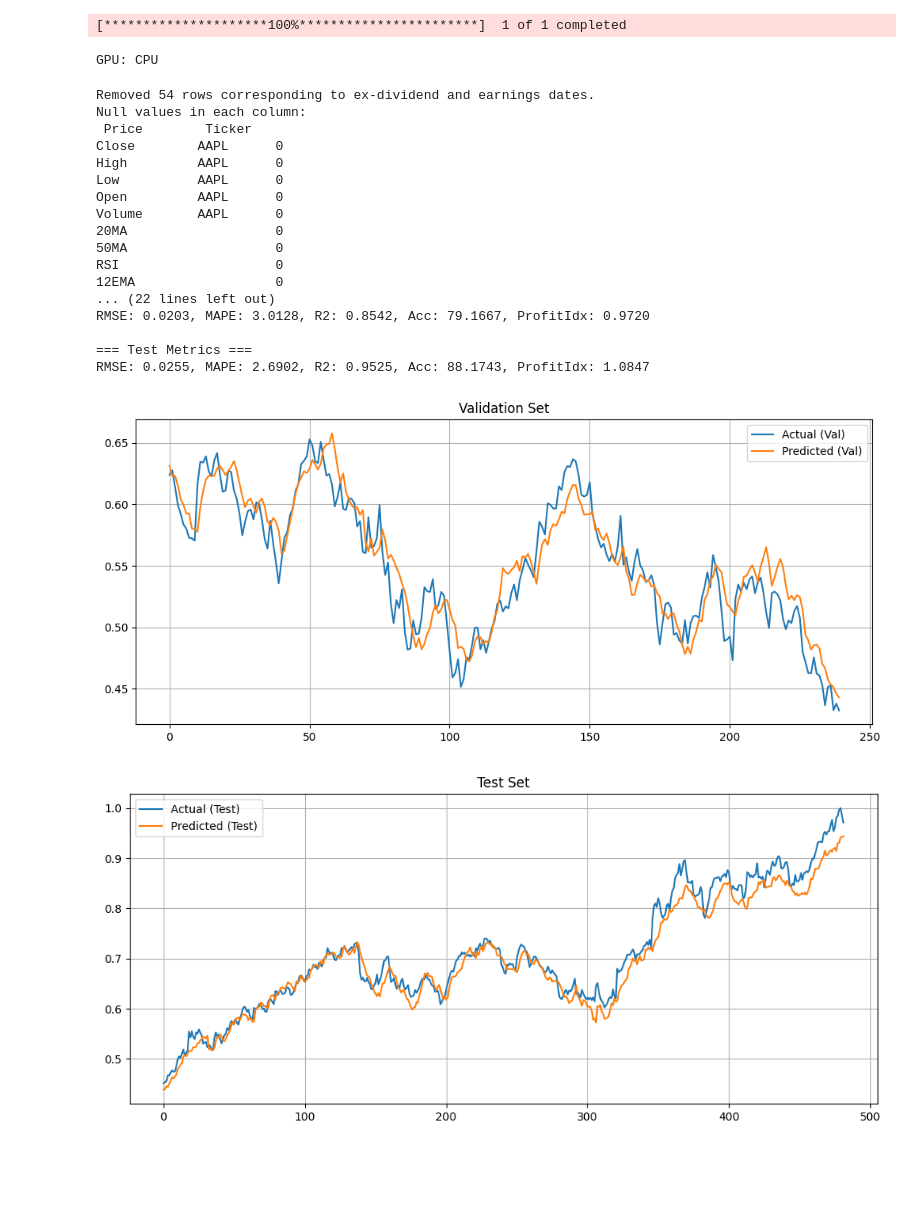
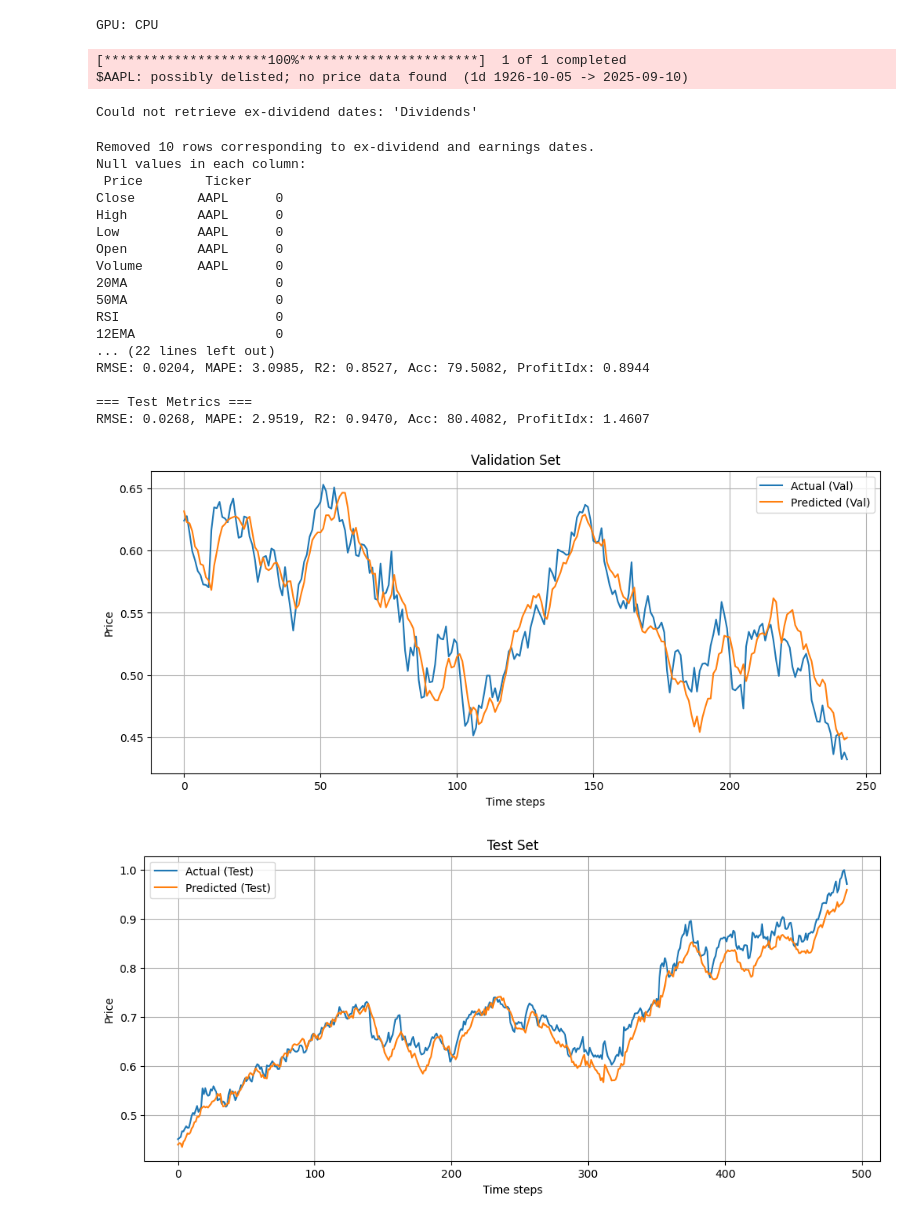
Before and after one commit to ScarletDawn03/FinalYearProject, a Jupyter notebook: TestSet/AAPL_CNN.ipynb, the cells around one changed output. Cells and saved outputs as stored; diff of their text form; code cells hidden in the pictures; blank space fills up the shorter version.

Commit message:
CNN Test Results Update

```diff
--- a/TestSet/AAPL_CNN.ipynb
+++ b/TestSet/AAPL_CNN.ipynb
@@ -155,12 +155,16 @@ def train_and_evaluate_model(model, train_loader, val_data, test_data, optimizer
     plt.plot(y_val_unscaled, label='Actual (Val)')
     plt.plot(val_preds_unscaled, label='Predicted (Val)')
     plt.title("Validation Set")
+    plt.xlabel("Time steps")
+    plt.ylabel("Price")
     plt.legend(); plt.grid(True); plt.show()
 
     plt.figure(figsize=(12,5))
     plt.plot(y_test_unscaled, label='Actual (Test)')
     plt.plot(test_preds_unscaled, label='Predicted (Test)')
     plt.title("Test Set")
+    plt.xlabel("Time steps")
+    plt.ylabel("Price")
     plt.legend(); plt.grid(True); plt.show()
 
     return train_metrics, val_metrics, test_metrics
@@ -197,51 +201,53 @@ if __name__ == '__main__':
                       torch.tensor(y_train_scaled,dtype=torch.float32)),
         batch_size=batch_size, shuffle=False
     )
 
     model = CNNModel(
         input_shape=(X_train.shape[2], X_train.shape[1]),
         filters=128,
         kernel_size=3,
         pooling_size=2,
         dropout_rate=0.2,
         activation="leaky_relu"
     ).to(device)
 
     optimizer = optim.Adam(model.parameters(), lr=0.0005)
     criterion = nn.MSELoss()
 
     print(f"\nRunning for indicators: {fixed_indicators}, Window: {window_size}, Forecast: {forecast_window}")
     train_and_evaluate_model(
         model,
         train_loader,
         (X_val, y_val_scaled),
         (X_test, y_test_scaled),
         optimizer,
         criterion,
         scaler_y,
         forecast_window,
         epochs=150,
         patience=0.2
     )
 # %% [output]
-[*********************100%***********************]  1 of 1 completed
+GPU: CPU
-GPU: CPU
+[*********************100%***********************]  1 of 1 completed
+$AAPL: possibly delisted; no price data found  (1d 1926-10-05 -> 2025-09-10)
-Removed 54 rows corresponding to ex-dividend and earnings dates.
-Null values in each column:
- Price        Ticker
-Close        AAPL      0
-High         AAPL      0
-Low          AAPL      0
-Open         AAPL      0
-Volume       AAPL      0
-20MA                   0
-50MA                   0
-RSI                    0
-12EMA                  0
-... (22 lines left out)
-RMSE: 0.0203, MAPE: 3.0128, R2: 0.8542, Acc: 79.1667, ProfitIdx: 0.9720
-
-=== Test Metrics ===
-RMSE: 0.0255, MAPE: 2.6902, R2: 0.9525, Acc: 88.1743, ProfitIdx: 1.0847
+Could not retrieve ex-dividend dates: 'Dividends'
+Removed 10 rows corresponding to ex-dividend and earnings dates.
+Null values in each column:
+ Price        Ticker
+Close        AAPL      0
+High         AAPL      0
+Low          AAPL      0
+Open         AAPL      0
+Volume       AAPL      0
+20MA                   0
+50MA                   0
+RSI                    0
+12EMA                  0
+... (22 lines left out)
+RMSE: 0.0204, MAPE: 3.0985, R2: 0.8527, Acc: 79.5082, ProfitIdx: 0.8944
+
+=== Test Metrics ===
+RMSE: 0.0268, MAPE: 2.9519, R2: 0.9470, Acc: 80.4082, ProfitIdx: 1.4607
-[figure, old version]
+[figure, new version]
-[figure, old version]
+[figure, new version]
```
Also changed, not shown: 5 other files.
